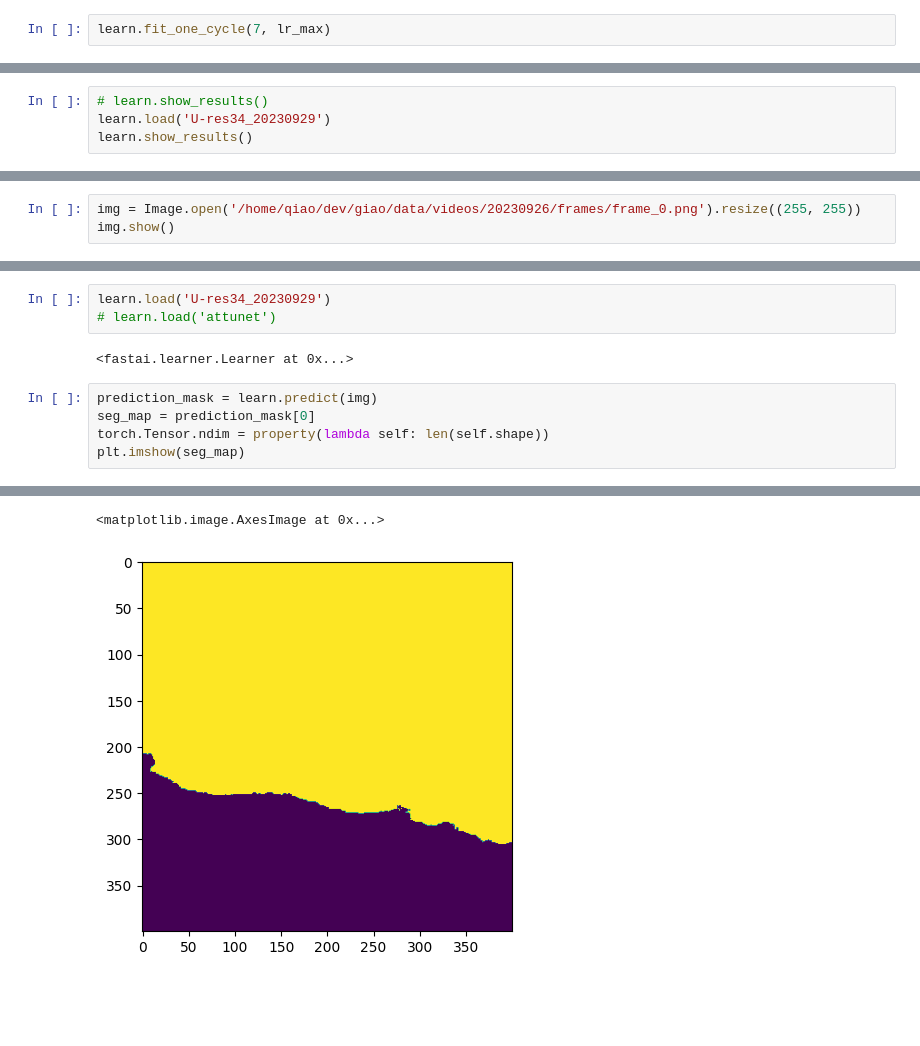
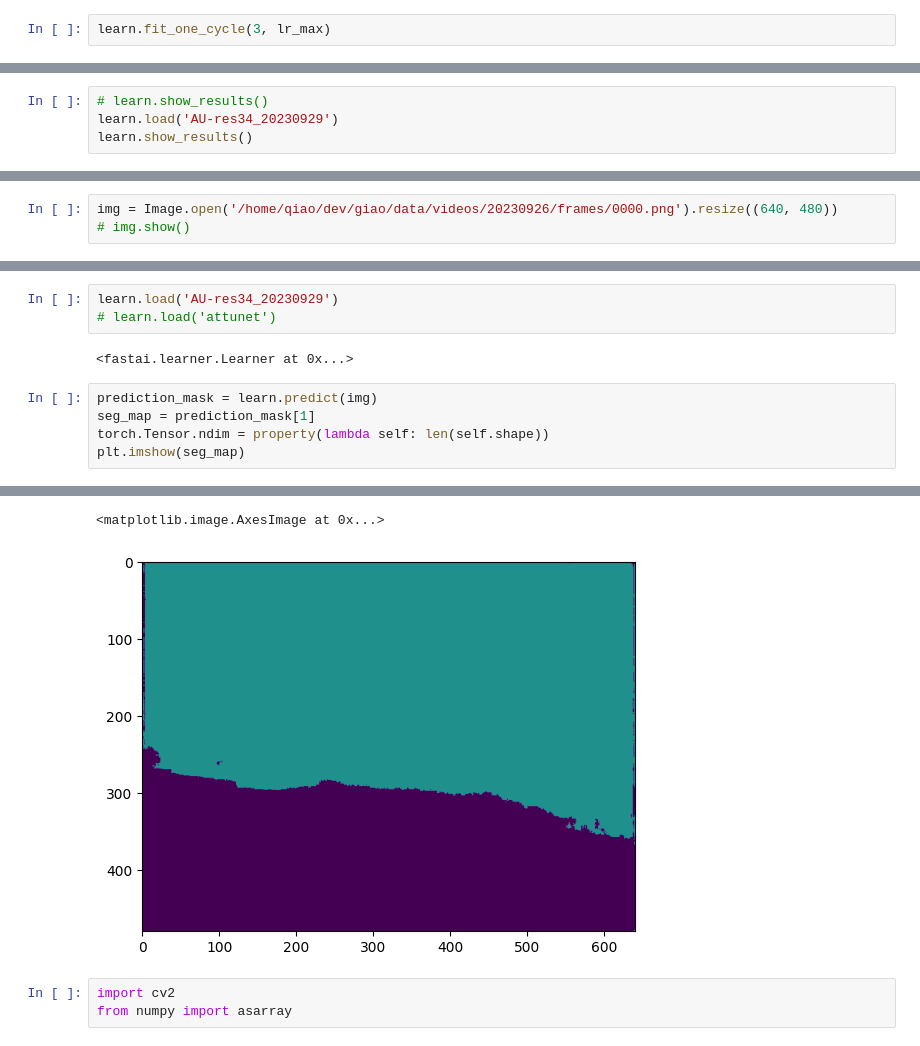
Before and after one commit to qiaolinhan/giao, a Jupyter notebook: works/detecting/segmentation/unet34/U-res34-infastai.ipynb, the cells around one changed output, grey strips where cells are left out. Saved outputs shown, nothing was run; the diff lists cells and outputs as text; blank space fills up the shorter version.

```diff
--- a/works/detecting/segmentation/unet34/U-res34-infastai.ipynb
+++ b/works/detecting/segmentation/unet34/U-res34-infastai.ipynb
@@ -140,4 +128,4 @@ lr_max = 5e-5
 # %%
-learn.fit_one_cycle(7, lr_max)
+learn.fit_one_cycle(3, lr_max)
 # %% [output]
 | epoch | train_loss | valid_loss | acc_smoke | time |
@@ -162,6 +146,6 @@ Path('/home/qiao/dev/giao/data/Google2020/image/models/U-res34_20230929.pth')
 # %%
 # learn.show_results()
-learn.load('U-res34_20230929')
+learn.load('AU-res34_20230929')
 learn.show_results()
 # %% [output]
 [interactive output not drawn]
@@ -177,21 +161,24 @@ learn.show_results()
 # %%
 learn.show_results()
 # %%
-img = Image.open('/home/qiao/dev/giao/data/videos/20230926/frames/frame_0.png').resize((255, 255))
-img.show()
+img = Image.open('/home/qiao/dev/giao/data/videos/20230926/frames/0000.png').resize((640, 480))
+# img.show()
 # %%
 img = PILImage(img)
 # %%
-learn.load('U-res34_20230929')
+learn.load('AU-res34_20230929')
 # learn.load('attunet')
 # %% [output]
 <fastai.learner.Learner at 0x...>
 # %%
 prediction_mask = learn.predict(img)
-seg_map = prediction_mask[0]
+seg_map = prediction_mask[1]
 torch.Tensor.ndim = property(lambda self: len(self.shape))
 plt.imshow(seg_map)
 # %% [output]
 [interactive output not drawn]
 <matplotlib.image.AxesImage at 0x...>
-[figure, old version]
+[figure, new version]
+# %%
+import cv2
+from numpy import asarray
```
Also changed, not shown: parts of 22 cells of this notebook, 2 other files.
